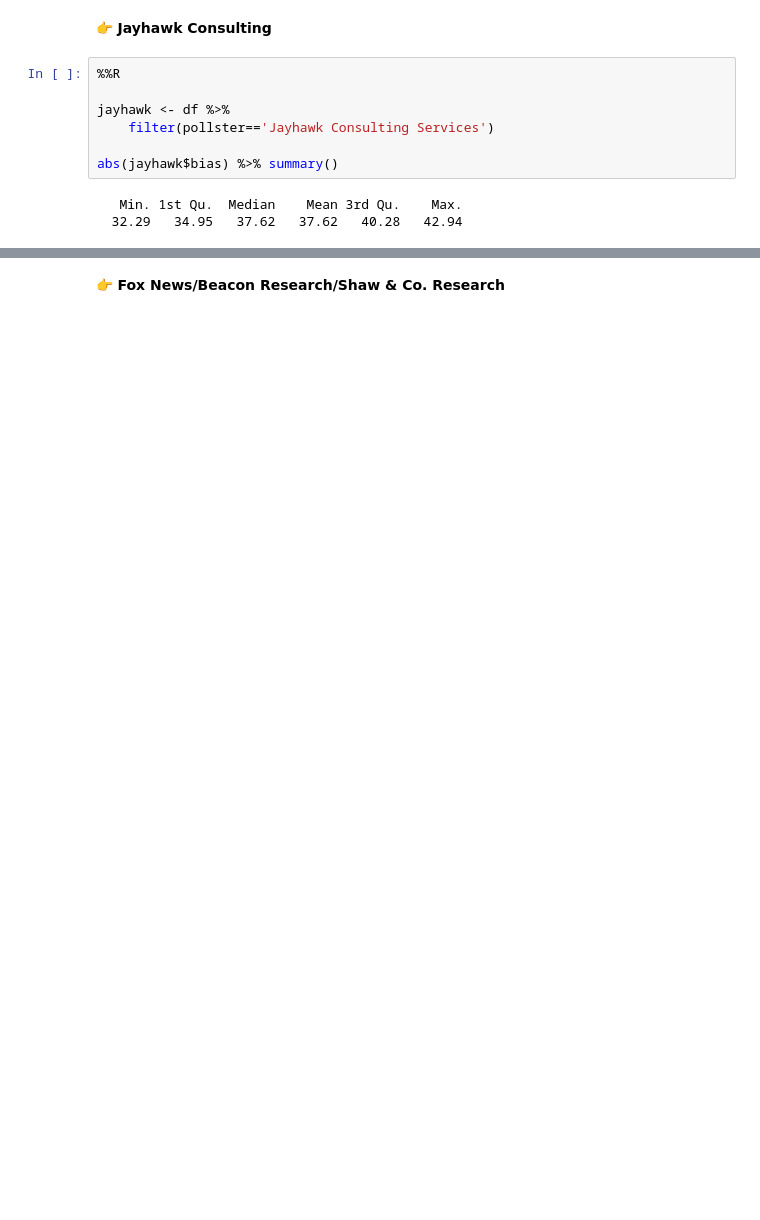
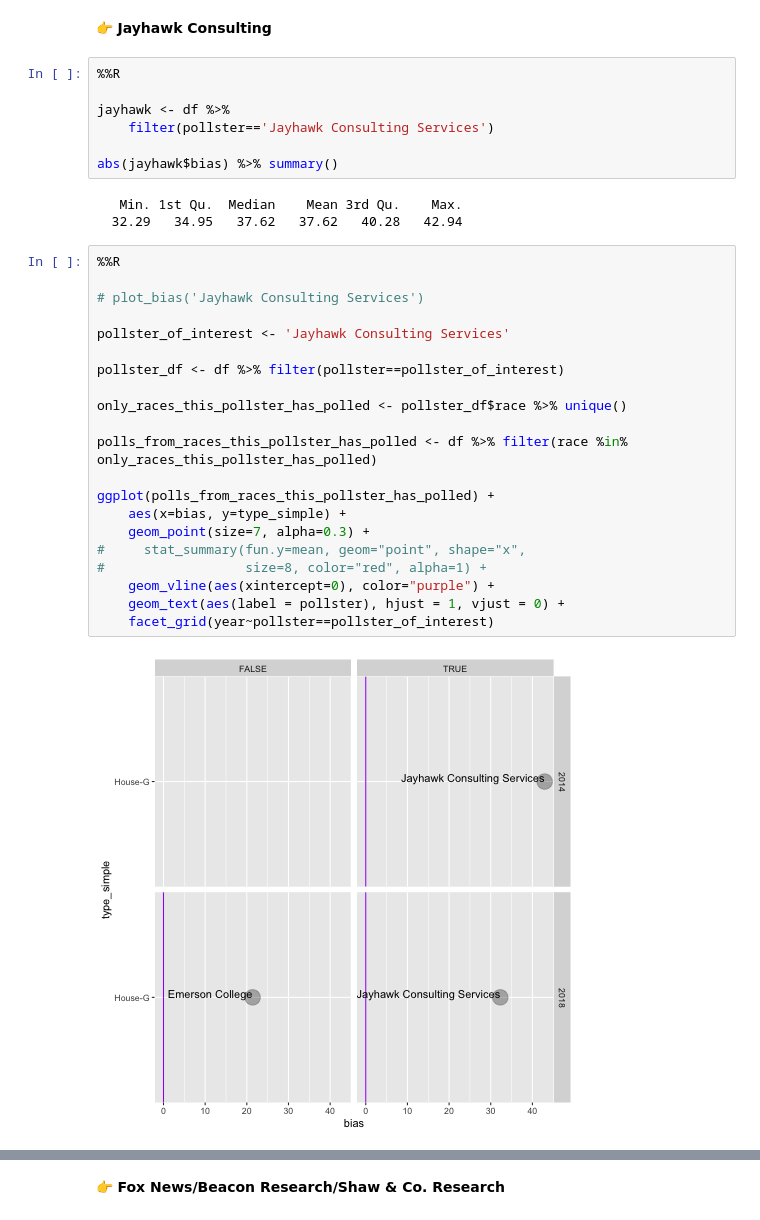
Before and after one commit to data4news-students/polling-exploration-minju-megan, a Jupyter notebook: notebook-3.ipynb, the cells around one changed output, grey strips where cells are left out. Cells and saved outputs as stored; diff of their text form; blank space fills up the shorter version.

```diff
--- a/notebook-3.ipynb
+++ b/notebook-3.ipynb
@@ -129,3 +194,26 @@ abs(jayhawk$bias) %>% summary()
 # %% [output]
    Min. 1st Qu.  Median    Mean 3rd Qu.    Max.
   32.29   34.95   37.62   37.62   40.28   42.94
+# %%
+%%R
+
+# plot_bias('Jayhawk Consulting Services')
+
+pollster_of_interest <- 'Jayhawk Consulting Services'
+
+pollster_df <- df %>% filter(pollster==pollster_of_interest)
+
+only_races_this_pollster_has_polled <- pollster_df$race %>% unique()
+
+polls_from_races_this_pollster_has_polled <- df %>% filter(race %in% only_races_this_pollster_has_polled)
+
+ggplot(polls_from_races_this_pollster_has_polled) +
+    aes(x=bias, y=type_simple) +
+    geom_point(size=7, alpha=0.3) +
+#     stat_summary(fun.y=mean, geom="point", shape="x",
+#                  size=8, color="red", alpha=1) +
+    geom_vline(aes(xintercept=0), color="purple") +
+    geom_text(aes(label = pollster), hjust = 1, vjust = 0) +
+    facet_grid(year~pollster==pollster_of_interest)
+# %% [output]
+[figure, added]
```
Also changed, not shown: parts of 27 cells of this notebook.
